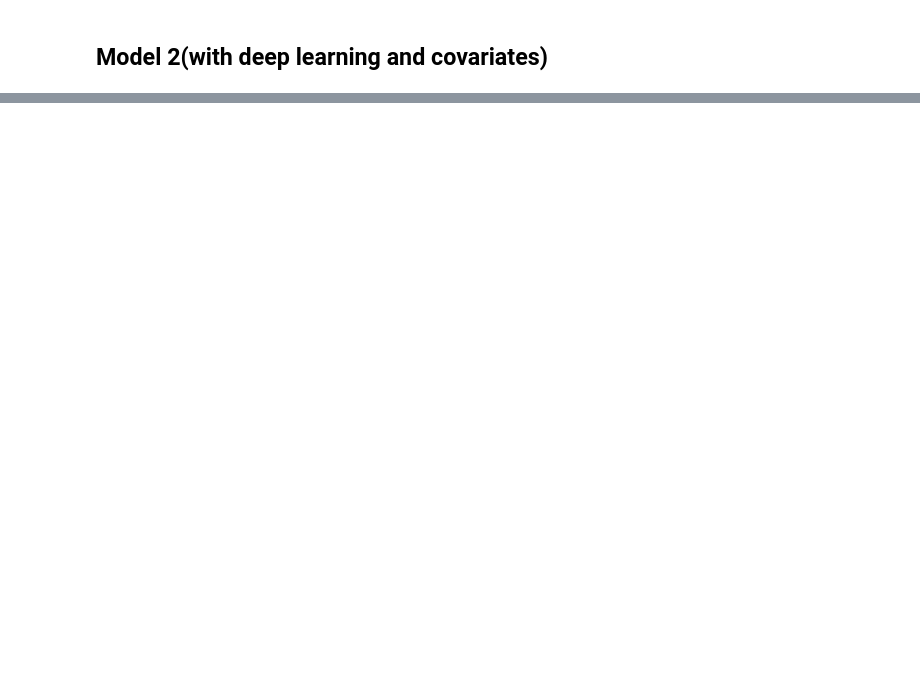
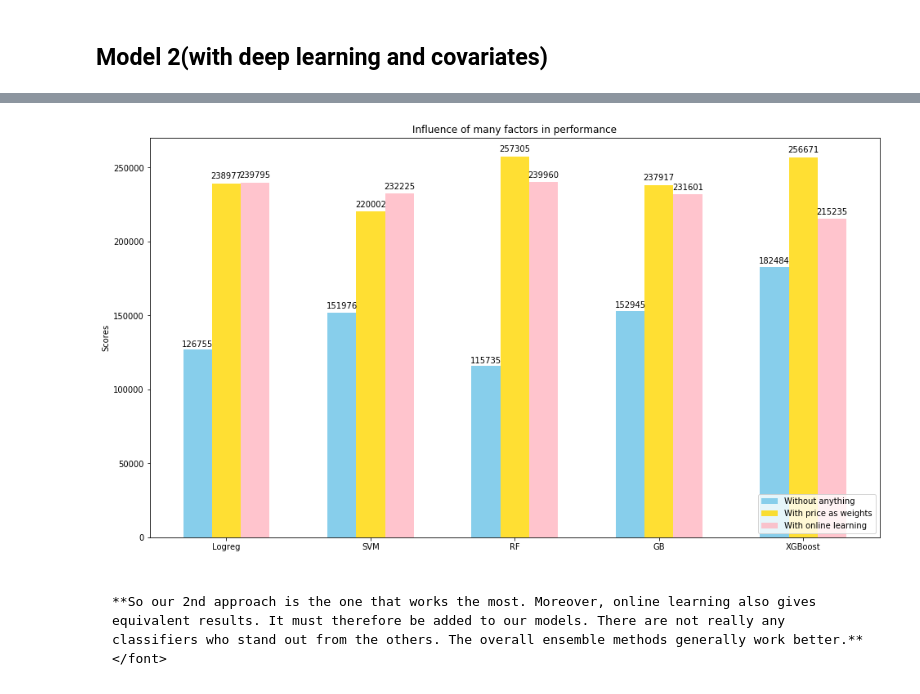
Before and after one commit to AlexandreMaxinsang/IA316, a Jupyter notebook: Third Environment .ipynb, the cells around one changed output, grey strips where cells are left out. Saved outputs shown, nothing was run; the diff lists cells and outputs as text; code cells hidden in the pictures; blank space fills up the shorter version.

```diff
--- a/Third Environment .ipynb
+++ b/Third Environment .ipynb
@@ -652,0 +811,16 @@ Image(filename='deep_triplet_model.png')
+# %%
+def build_dataframe(data) :
+    df = pd.DataFrame({"action":data["action_history"], "reward":data["rewards_history"], "item":data["state_history"]})
+    return df
+
+def prepare_data(df) :
+    x, y = [], []
+    for action, reward, item in zip(df["action"], df["reward"], df["item"]) :
+        x.append(item[action][2:]) # We do not take care of the item_id and user_id
+        y.append(reward > 0) # True if reward > 0 else False
+    return x, y
+
+params = {"user_id" : USER_ID}
+data = load_data(url_reset, params)
+df = build_dataframe(data)
+x, y = prepare_data(df)
@@ -652,0 +1151,44 @@ Image(filename='deep_triplet_model.png')
+# %%
+def autolabel(rects):
+    """Attach a text label above each bar displaying its height"""
+    for rect in rects:
+        height = rect.get_height()
+        ax.text(rect.get_x() + rect.get_width()/2., 1.01*height,
+                '%d' % height,
+                ha='center', va='bottom')
+
+fig, ax = plt.subplots(figsize=(16,9))
+width = 0.2
+alp = 0.8
+ind = np.arange(5)
+
+label = ["Logreg", "SVM", "RF", "GB", "XGBoost"]
+
+rects1 = ax.bar(ind, [l for l in data],
+                width = width,label='Without anything', color='skyblue')
+
+rects2 = ax.bar(ind + width, [l for l in data_weights],
+                width, alpha=alp, label='With price as weights', color='gold')
+#
+rects3 = ax.bar(ind + 2 * width, [l for l in data_online_learning],
+                width, alpha=alp, label='With online learning', color='lightpink')
+
+# add some text for labels, title and axes ticks
+ax.set_ylabel('Scores')
+ax.set_title('Influence of many factors in performance')
+ax.set_xticks(ind + 2 * width / 2)
+ax.set_xticklabels(label)
+#ax.set_ylim(0.4,0.9)
+plt.legend(loc="lower right")
+
+autolabel(rects1)
+autolabel(rects2)
+autolabel(rects3)
+
+plt.show()
+# %% [output]
+[figure, added]
+# %% [markdown]
+> <font color='blue'>
+    **So our 2nd approach is the one that works the most. Moreover, online learning also gives equivalent results. It must therefore be added to our models. There are not really any classifiers who stand out from the others. The overall ensemble methods generally work better.**
+    </font>
```
Also changed, not shown: parts of 35 cells of this notebook, 2 other files.
